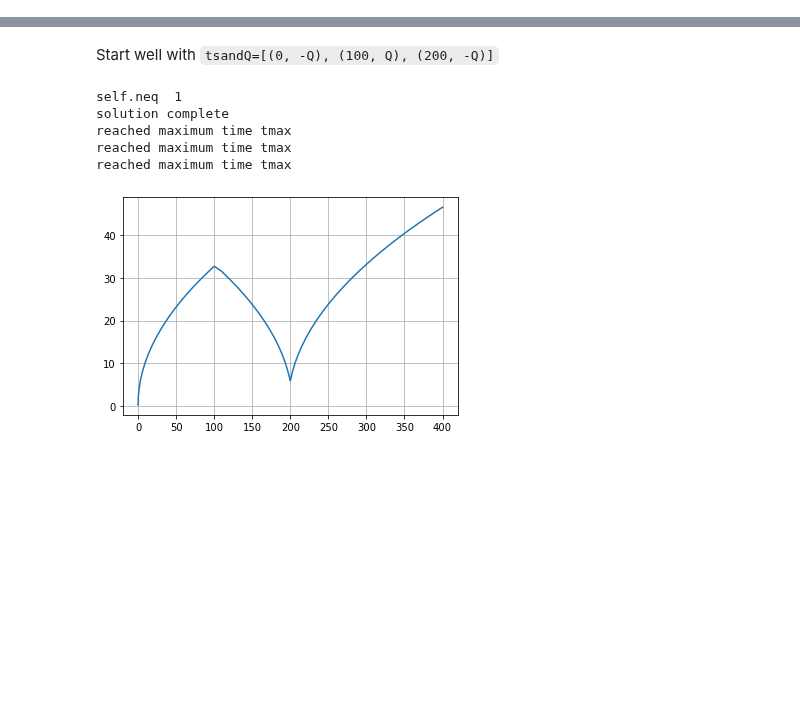
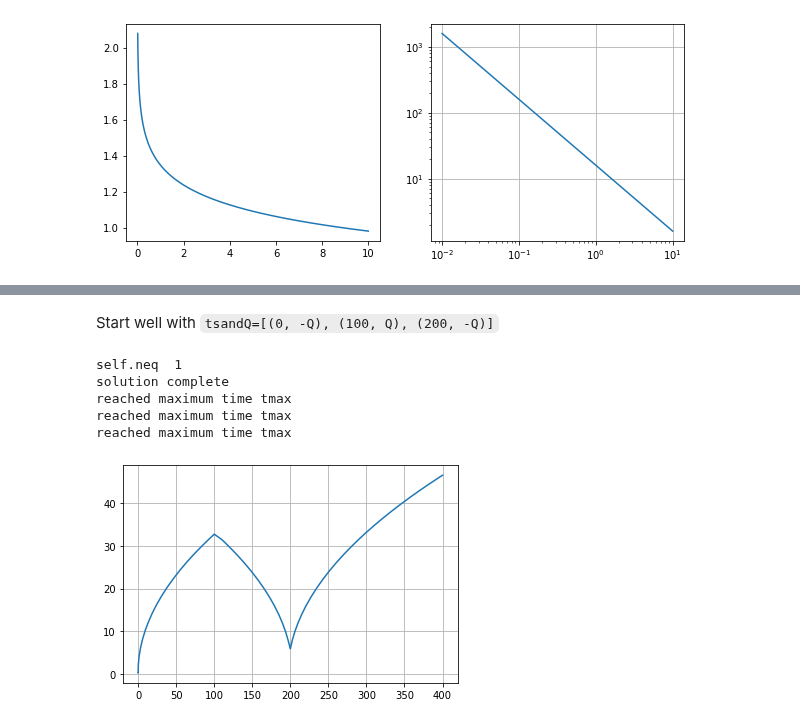
Before and after one commit to mbakker7/ttim, a Jupyter notebook: notebooks/pathline_trace.ipynb, the cells around one changed output, grey strips where cells are left out. Cells and saved outputs as stored; diff of their text form; code cells hidden in the pictures; blank space fills up the shorter version.

```diff
--- a/notebooks/pathline_trace.ipynb
+++ b/notebooks/pathline_trace.ipynb
@@ -2,0 +98,12 @@
+# %%
+r = np.logspace(-2, 1, 100)
+h = ml.headalongline(r, 0, t=100 - 1e-6)
+Qx = [ml.disvec(x, 0, t=100 - 1e-6)[0][0, 0] for x in r]
+plt.figure(figsize=(10, 4))
+plt.subplot(121)
+plt.plot(r, h[0, 0])
+plt.subplot(122)
+plt.loglog(r, Qx)
+plt.grid()
+# %% [output]
+[figure, added]
```
Also changed, not shown: parts of 69 cells of this notebook.
